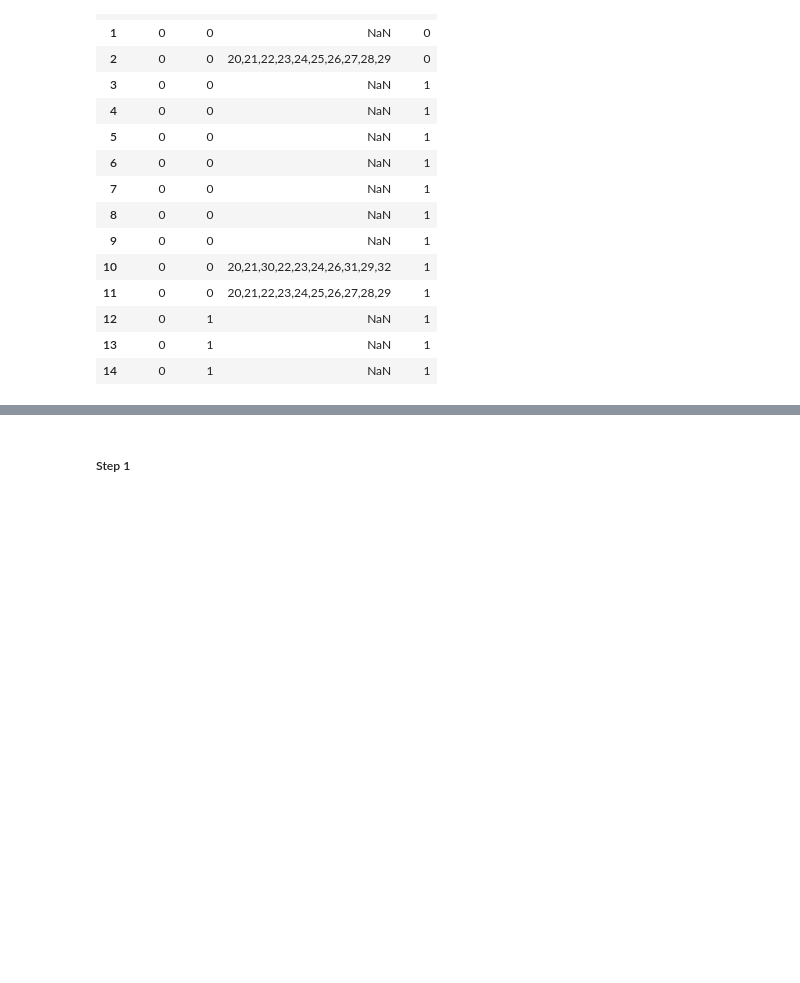
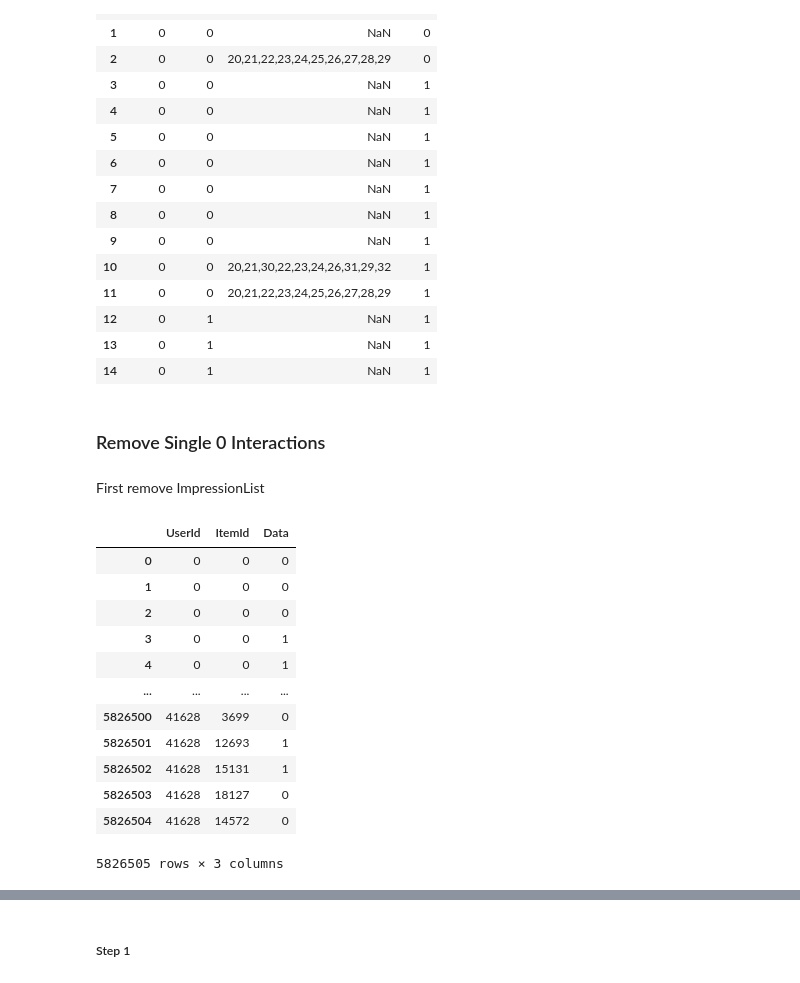
Before and after one commit to Benedart/RecSys-2022-Challenge-Polimi, a Jupyter notebook: challenge_notebooks/First Try at SLIM.ipynb, the cells around one changed output, grey strips where cells are left out. Cells and saved outputs as stored; diff of their text form; code cells hidden in the pictures; blank space fills up the shorter version.

```diff
--- a/challenge_notebooks/First Try at SLIM.ipynb
+++ b/challenge_notebooks/First Try at SLIM.ipynb
@@ -65,3 +65,25 @@ Interactions_and_Impressions.head(15)
 | 12 | 0 | 1 | NaN | 1 |
 | 13 | 0 | 1 | NaN | 1 |
 | 14 | 0 | 1 | NaN | 1 |
+# %% [markdown]
+### Remove Single 0 Interactions
+# %% [markdown]
+First remove ImpressionList
+# %%
+Distinct_Interactions = Interactions_and_Impressions.copy(deep=True)
+Distinct_Interactions = Distinct_Interactions.drop(["ImpressionList"], axis=1)
+Distinct_Interactions
+# %% [output]
+|  | UserId | ItemId | Data |
+| 0 | 0 | 0 | 0 |
+| 1 | 0 | 0 | 0 |
+| 2 | 0 | 0 | 0 |
+| 3 | 0 | 0 | 1 |
+| 4 | 0 | 0 | 1 |
+| ... | ... | ... | ... |
+| 5826500 | 41628 | 3699 | 0 |
+| 5826501 | 41628 | 12693 | 1 |
+| 5826502 | 41628 | 15131 | 1 |
+| 5826503 | 41628 | 18127 | 0 |
+| 5826504 | 41628 | 14572 | 0 |
+5826505 rows × 3 columns
```
Also changed, not shown: parts of 23 cells of this notebook, 2 other files.
